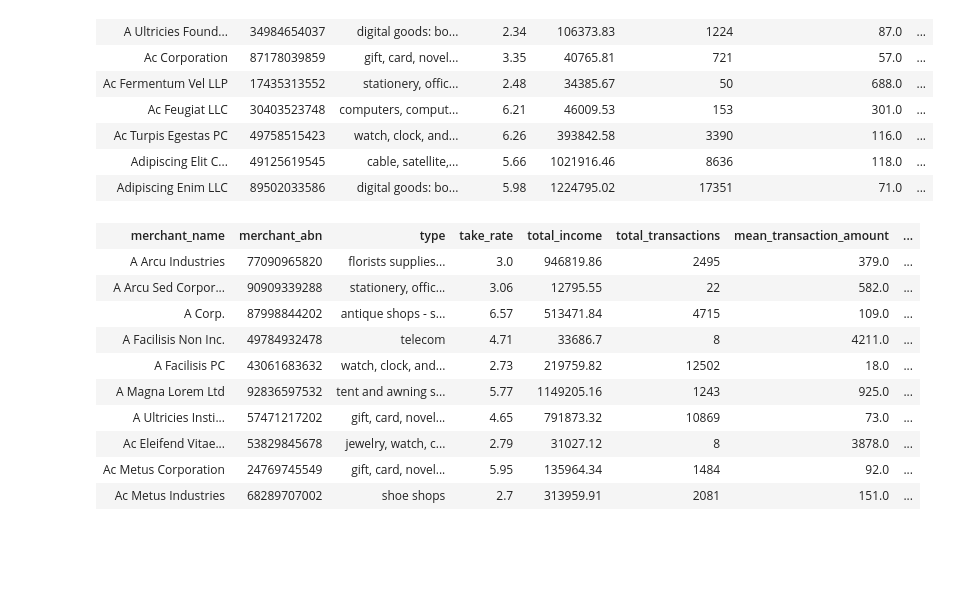
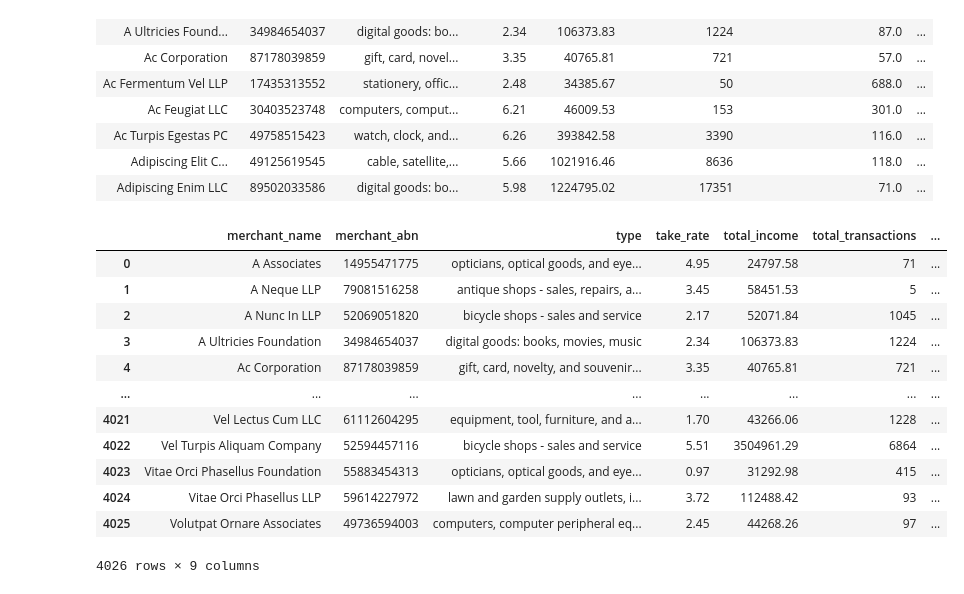
Before and after one commit to MAST30034-Applied-Data-Science/generic-buy-now-pay-later-project-group-33, a Jupyter notebook: notebooks/merchant main postcode.ipynb, the cells around one changed output. Cells and saved outputs as stored; diff of their text form; code cells hidden in the pictures; blank space fills up the shorter version.

```diff
--- a/notebooks/merchant main postcode.ipynb
+++ b/notebooks/merchant main postcode.ipynb
@@ -117,17 +118,20 @@ merchant_detail.limit(10)
 # %%
 merchant_detail.write.mode('overwrite').parquet('../data/curated/new_merchant_detail.parquet')
 # %%
-new = spark.read.parquet('../data/curated/new_merchant_detail.parquet')
-new.limit(10)
+new_merchant_detail = pd.read_parquet('../data/curated/new_merchant_detail.parquet')
+new_merchant_detail['postcode'] = new_merchant_detail['postcode'].astype(int)
+new_merchant_detail
 # %% [output]
-| merchant_name | merchant_abn | type | take_rate | total_income | total_transactions | mean_transaction_amount | ... |
-| A Arcu Industries | 77090965820 | florists supplies... | 3.0 | 946819.86 | 2495 | 379.0 | ... |
-| A Arcu Sed Corpor... | 90909339288 | stationery, offic... | 3.06 | 12795.55 | 22 | 582.0 | ... |
-| A Corp. | 87998844202 | antique shops - s... | 6.57 | 513471.84 | 4715 | 109.0 | ... |
-| A Facilisis Non Inc. | 49784932478 | telecom | 4.71 | 33686.7 | 8 | 4211.0 | ... |
-| A Facilisis PC | 43061683632 | watch, clock, and... | 2.73 | 219759.82 | 12502 | 18.0 | ... |
-| A Magna Lorem Ltd | 92836597532 | tent and awning s... | 5.77 | 1149205.16 | 1243 | 925.0 | ... |
-| A Ultricies Insti... | 57471217202 | gift, card, novel... | 4.65 | 791873.32 | 10869 | 73.0 | ... |
-| Ac Eleifend Vitae... | 53829845678 | jewelry, watch, c... | 2.79 | 31027.12 | 8 | 3878.0 | ... |
-| Ac Metus Corporation | 24769745549 | gift, card, novel... | 5.95 | 135964.34 | 1484 | 92.0 | ... |
-| Ac Metus Industries | 68289707002 | shoe shops | 2.7 | 313959.91 | 2081 | 151.0 | ... |
+|  | merchant_name | merchant_abn | type | take_rate | total_income | total_transactions | ... |
+| 0 | A Associates | 14955471775 | opticians, optical goods, and eye... | 4.95 | 24797.58 | 71 | ... |
+| 1 | A Neque LLP | 79081516258 | antique shops - sales, repairs, a... | 3.45 | 58451.53 | 5 | ... |
+| 2 | A Nunc In LLP | 52069051820 | bicycle shops - sales and service | 2.17 | 52071.84 | 1045 | ... |
+| 3 | A Ultricies Foundation | 34984654037 | digital goods: books, movies, music | 2.34 | 106373.83 | 1224 | ... |
+| 4 | Ac Corporation | 87178039859 | gift, card, novelty, and souvenir... | 3.35 | 40765.81 | 721 | ... |
+| ... | ... | ... | ... | ... | ... | ... | ... |
+| 4021 | Vel Lectus Cum LLC | 61112604295 | equipment, tool, furniture, and a... | 1.70 | 43266.06 | 1228 | ... |
+| 4022 | Vel Turpis Aliquam Company | 52594457116 | bicycle shops - sales and service | 5.51 | 3504961.29 | 6864 | ... |
+| 4023 | Vitae Orci Phasellus Foundation | 55883454313 | opticians, optical goods, and eye... | 0.97 | 31292.98 | 415 | ... |
+| 4024 | Vitae Orci Phasellus LLP | 59614227972 | lawn and garden supply outlets, i... | 3.72 | 112488.42 | 93 | ... |
+| 4025 | Volutpat Ornare Associates | 49736594003 | computers, computer peripheral eq... | 2.45 | 44268.26 | 97 | ... |
+4026 rows × 9 columns
```
Also changed, not shown: parts of 5 cells of this notebook.
